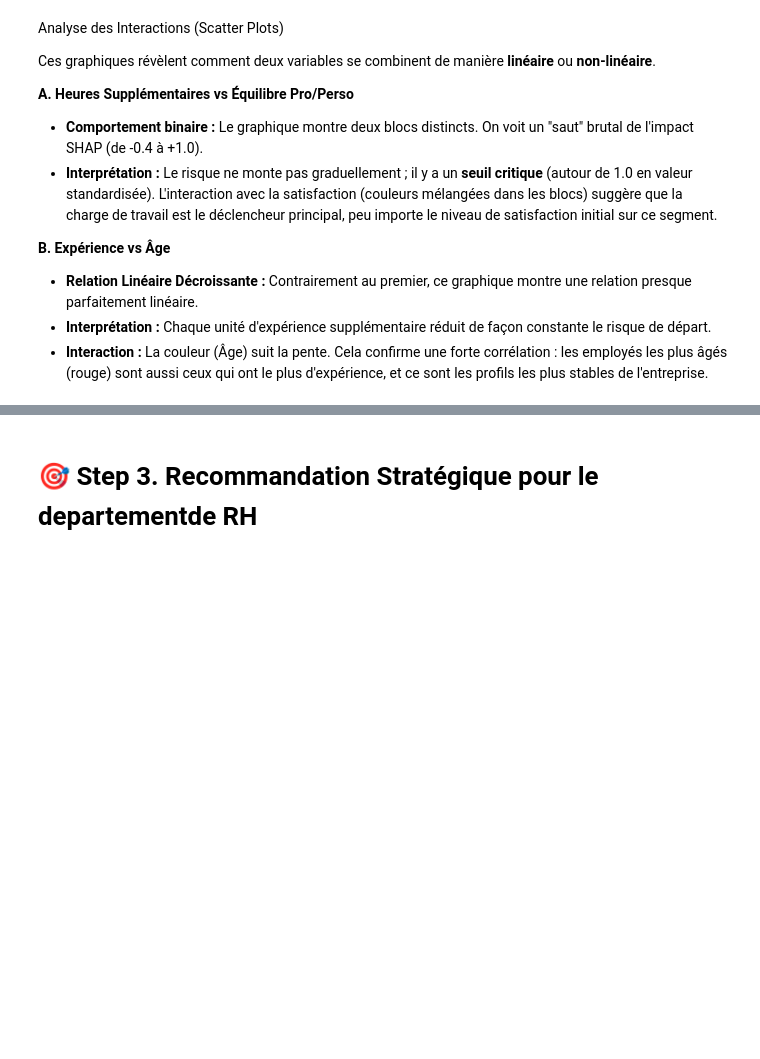
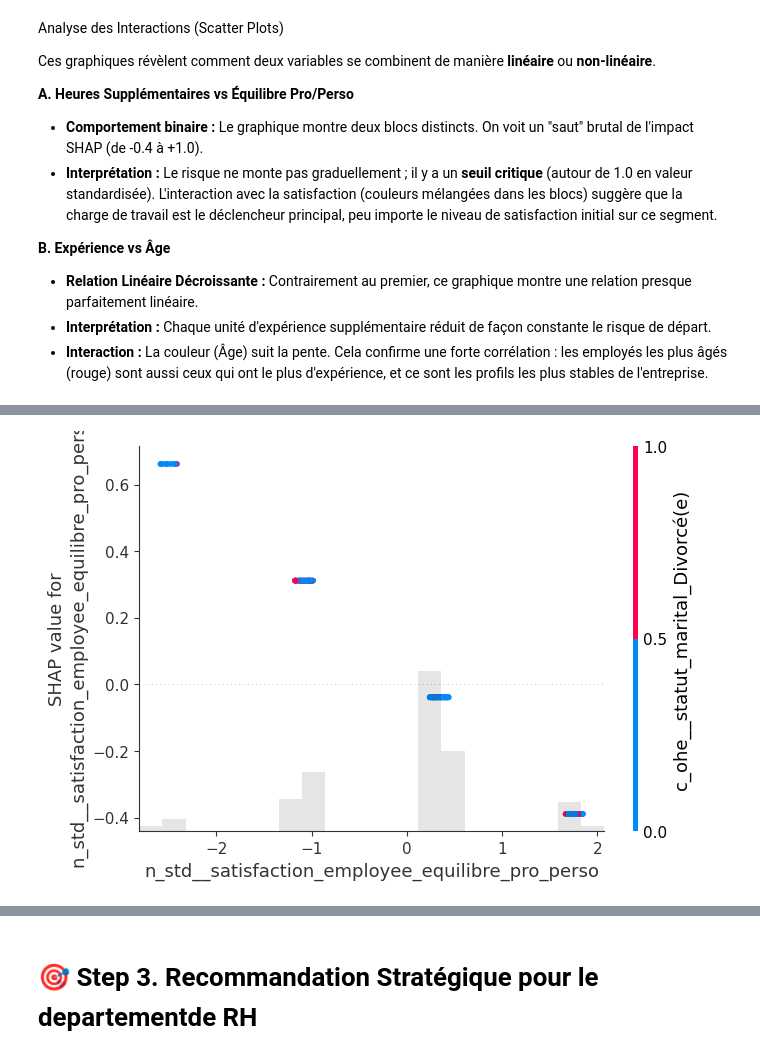
Before and after one commit to racemartin/m4_ocr, a Jupyter notebook: notebooks/05_RC_Interpretation_SHAP.ipynb, the cells around one changed output, grey strips where cells are left out. Drawn from its saved outputs; the diff is of its cells as text; code cells hidden in the pictures; blank space fills up the shorter version.

```diff
--- a/notebooks/05_RC_Interpretation_SHAP.ipynb
+++ b/notebooks/05_RC_Interpretation_SHAP.ipynb
@@ -730,0 +946,4 @@ Ces graphiques révèlent comment deux variables se combinent de manière **lin
+# %%
+shap.plots.scatter(shap_values_test[:, "n_std__satisfaction_employee_equilibre_pro_perso"], color=shap_values_test)
+# %% [output]
+[figure, added]
```
Also changed, not shown: parts of 25 cells of this notebook, 6 other files.
